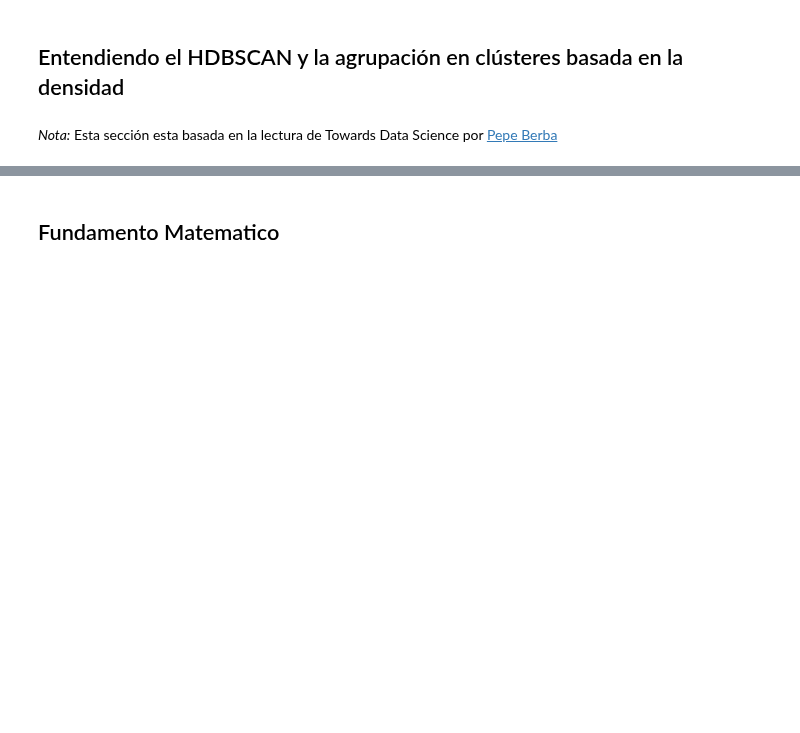
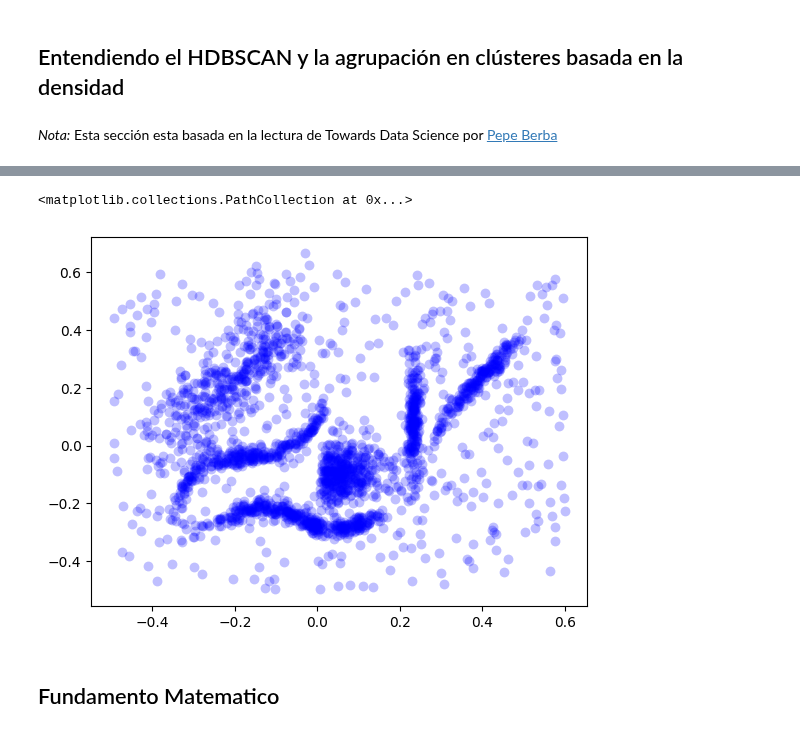
Before and after one commit to Datavaid/HDBSCAN, a Jupyter notebook: HDBSCAN.ipynb, the cells around one changed output, grey strips where cells are left out. Saved outputs shown, nothing was run; the diff lists cells and outputs as text; code cells hidden in the pictures; blank space fills up the shorter version.

Commit message:
data

```diff
--- a/HDBSCAN.ipynb
+++ b/HDBSCAN.ipynb
@@ -20,0 +36,3 @@ El algoritmo HDBSCAN, desarrollado por Campello, Moulavi, and Sander. en el 2013
+# %%
+data = np.load('C:/Users/dfdop/Documents/Data-Mining/HDBSCAN-y-GMM/clusterable_data.npy')
+data.shape, data
@@ -21,3 +48,8 @@ El algoritmo HDBSCAN, desarrollado por Campello, Moulavi, and Sander. en el 2013
+# %%
+plt.scatter(*data.T, s=50, linewidth=0, c='b', alpha=0.25)
+# %% [output]
+<matplotlib.collections.PathCollection at 0x...>
+[figure, added]
 # %% [markdown]
 ## Fundamento Matematico
 # %% [markdown]
```
Also changed, not shown: parts of 3 cells of this notebook, 1 other file.
